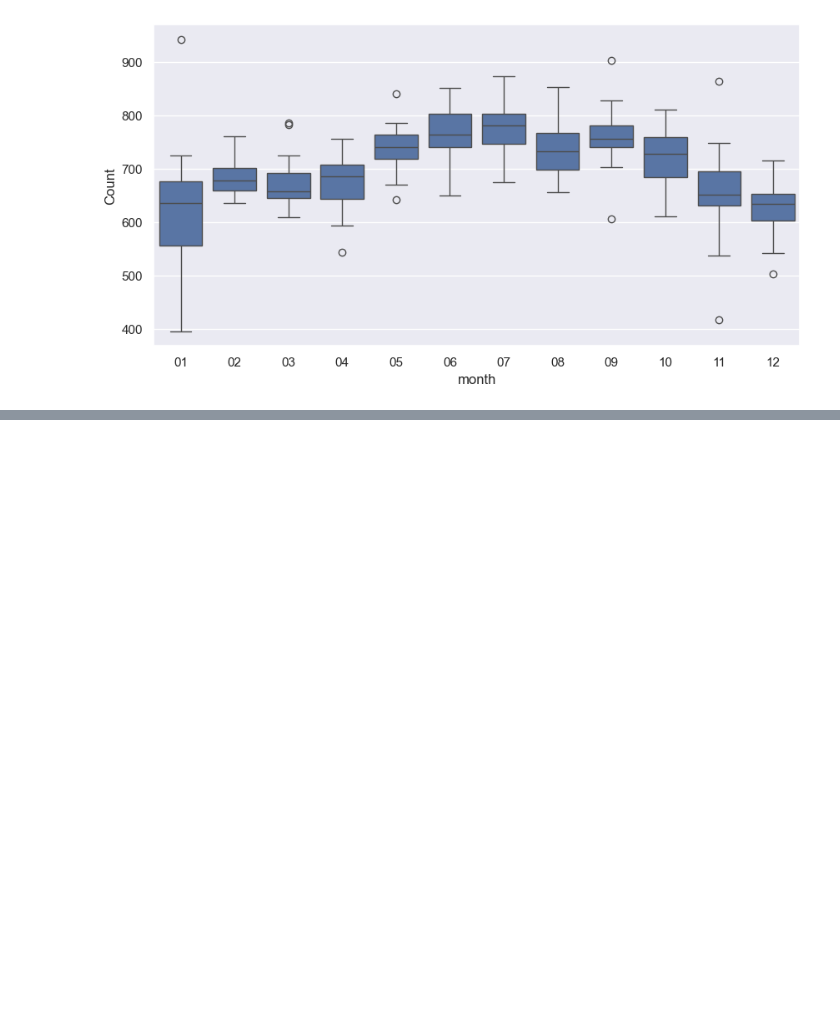
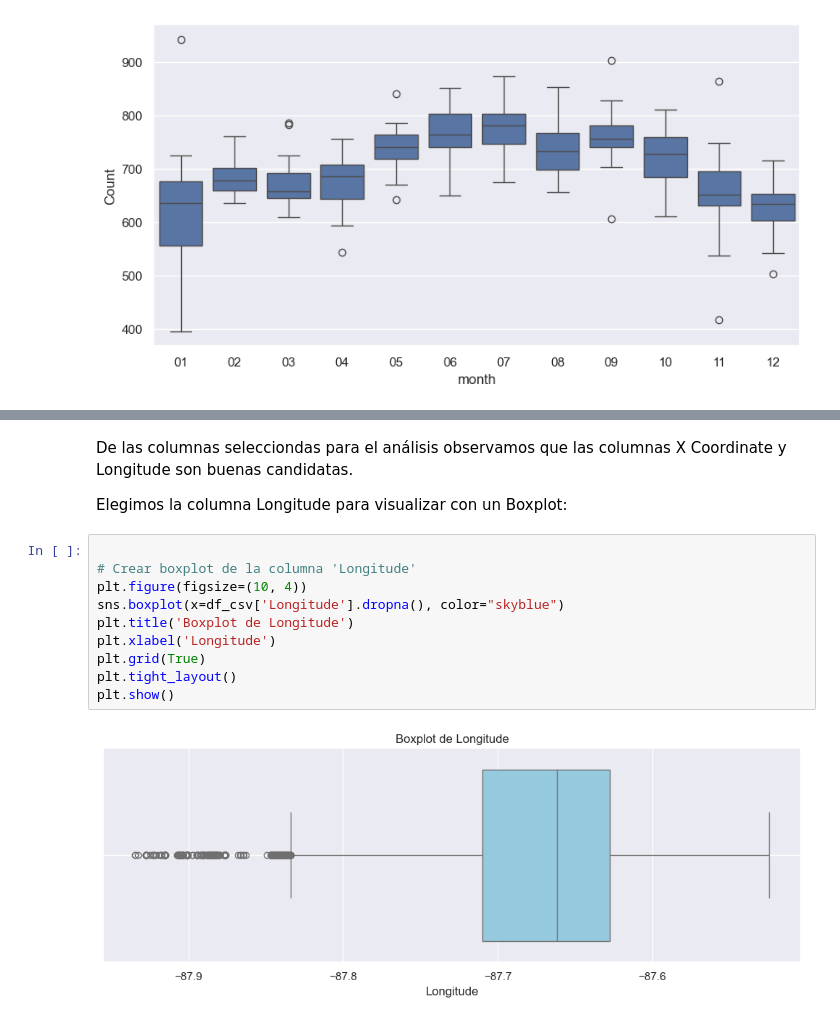
Before and after one commit to gjmv/CEIA_2025_B2_AdD_TP, a Jupyter notebook: TP.ipynb, the cells around one changed output, grey strips where cells are left out. Cells and saved outputs as stored; diff of their text form; blank space fills up the shorter version.

Commit message:
Se agrega análisis de Outliers

```diff
--- a/TP.ipynb
+++ b/TP.ipynb
@@ -640,0 +669,16 @@ plt.show()
+# %% [markdown]
+De las columnas selecciondas para el análisis observamos que las columnas X Coordinate y Longitude son buenas candidatas.
+
+Elegimos la columna Longitude para visualizar con un Boxplot:
+# %%
+
+# Crear boxplot de la columna 'Longitude'
+plt.figure(figsize=(10, 4))
+sns.boxplot(x=df_csv['Longitude'].dropna(), color="skyblue")
+plt.title('Boxplot de Longitude')
+plt.xlabel('Longitude')
+plt.grid(True)
+plt.tight_layout()
+plt.show()
+# %% [output]
+[figure, added]
```
Also changed, not shown: parts of 5 cells of this notebook.
